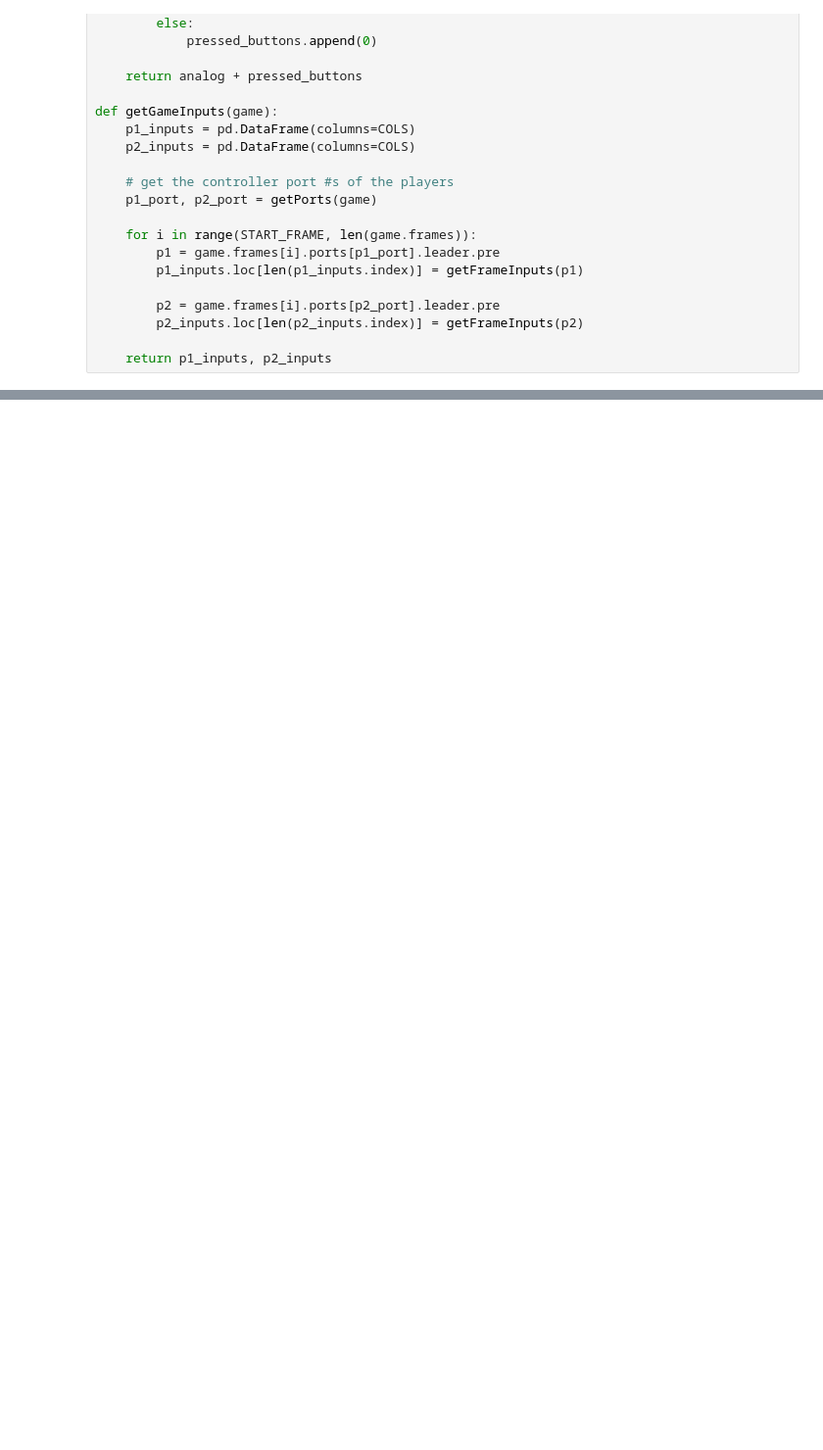
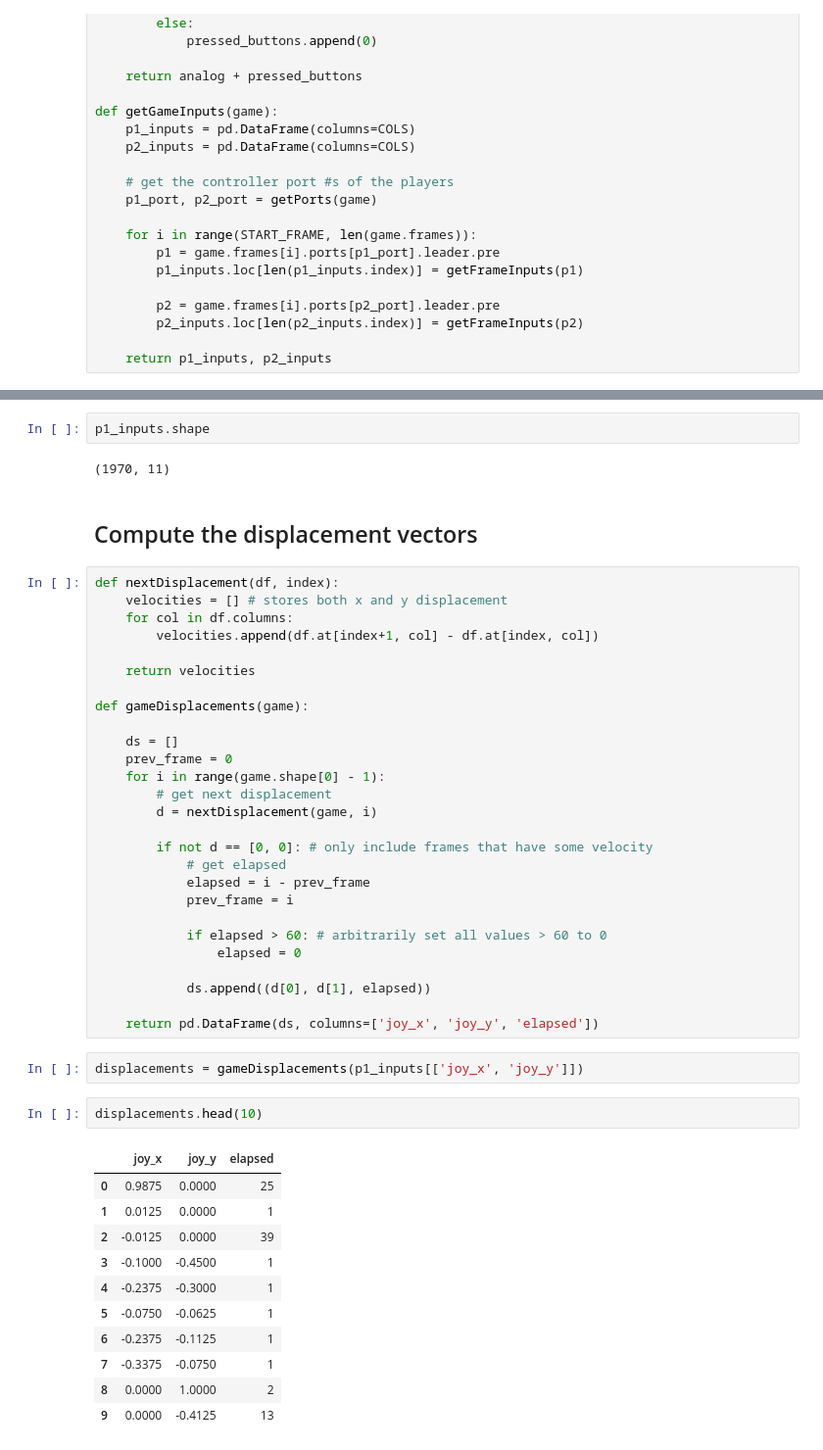
Before and after one commit to scrmbld/gamepad-identification, a Jupyter notebook: demo.ipynb, the cells around one changed output, grey strips where cells are left out. Shown: that part at 98% size. Cells and saved outputs as stored; diff of their text form; blank space fills up the shorter version.

```diff
--- a/demo.ipynb
+++ b/demo.ipynb
@@ -74,0 +131,49 @@ p1_inputs.head(10)
+# %%
+p1_inputs.shape
+# %% [output]
+(1970, 11)
+# %% [markdown]
+## Compute the displacement vectors
+# %%
+def nextDisplacement(df, index):
+    velocities = [] # stores both x and y displacement
+    for col in df.columns:
+        velocities.append(df.at[index+1, col] - df.at[index, col])
+
+    return velocities
+
+def gameDisplacements(game):
+
+    ds = []
+    prev_frame = 0
+    for i in range(game.shape[0] - 1):
+        # get next displacement
+        d = nextDisplacement(game, i)
+
+        if not d == [0, 0]: # only include frames that have some velocity
+            # get elapsed
+            elapsed = i - prev_frame
+            prev_frame = i
+
+            if elapsed > 60: # arbitrarily set all values > 60 to 0
+                elapsed = 0
+
+            ds.append((d[0], d[1], elapsed))
+
+    return pd.DataFrame(ds, columns=['joy_x', 'joy_y', 'elapsed'])
+# %%
+displacements = gameDisplacements(p1_inputs[['joy_x', 'joy_y']])
+# %%
+displacements.head(10)
+# %% [output]
+|  | joy_x | joy_y | elapsed |
+| 0 | 0.9875 | 0.0000 | 25 |
+| 1 | 0.0125 | 0.0000 | 1 |
+| 2 | -0.0125 | 0.0000 | 39 |
+| 3 | -0.1000 | -0.4500 | 1 |
+| 4 | -0.2375 | -0.3000 | 1 |
+| 5 | -0.0750 | -0.0625 | 1 |
+| 6 | -0.2375 | -0.1125 | 1 |
+| 7 | -0.3375 | -0.0750 | 1 |
+| 8 | 0.0000 | 1.0000 | 2 |
+| 9 | 0.0000 | -0.4125 | 13 |
```
Also changed, not shown: parts of 20 cells of this notebook, 4 other files.
